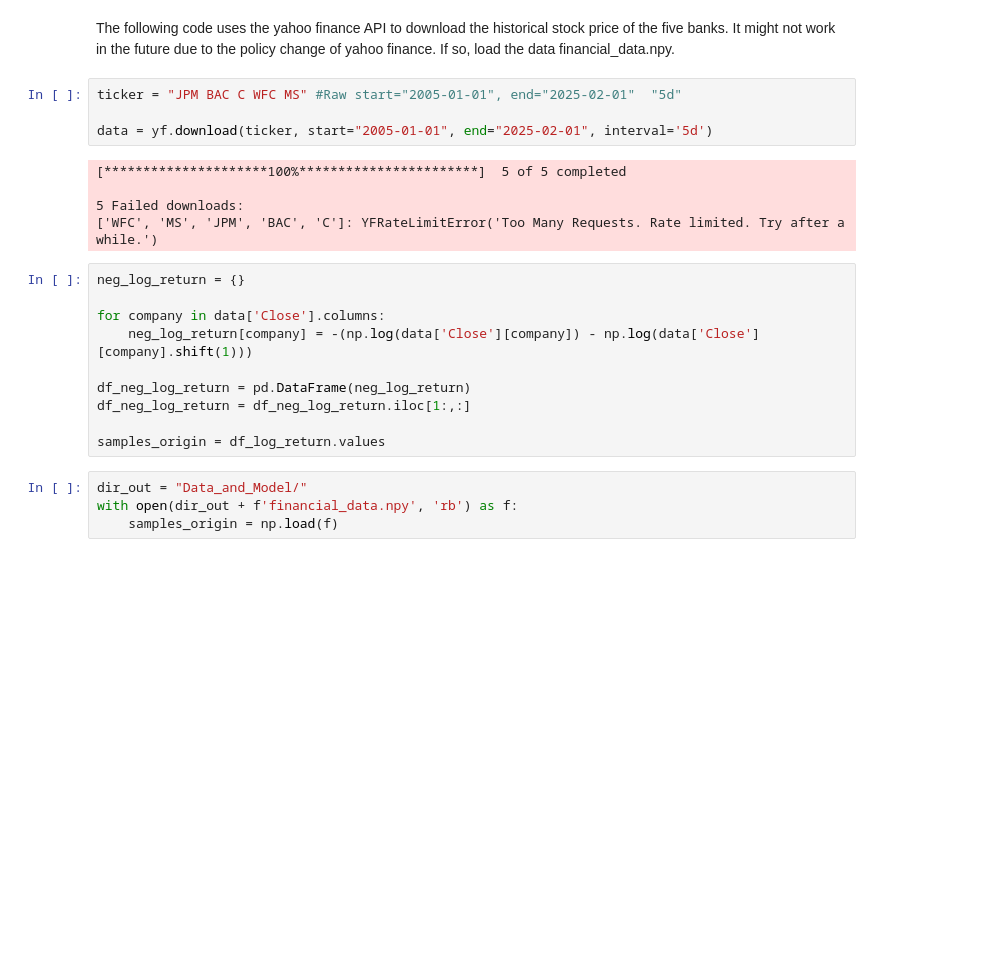
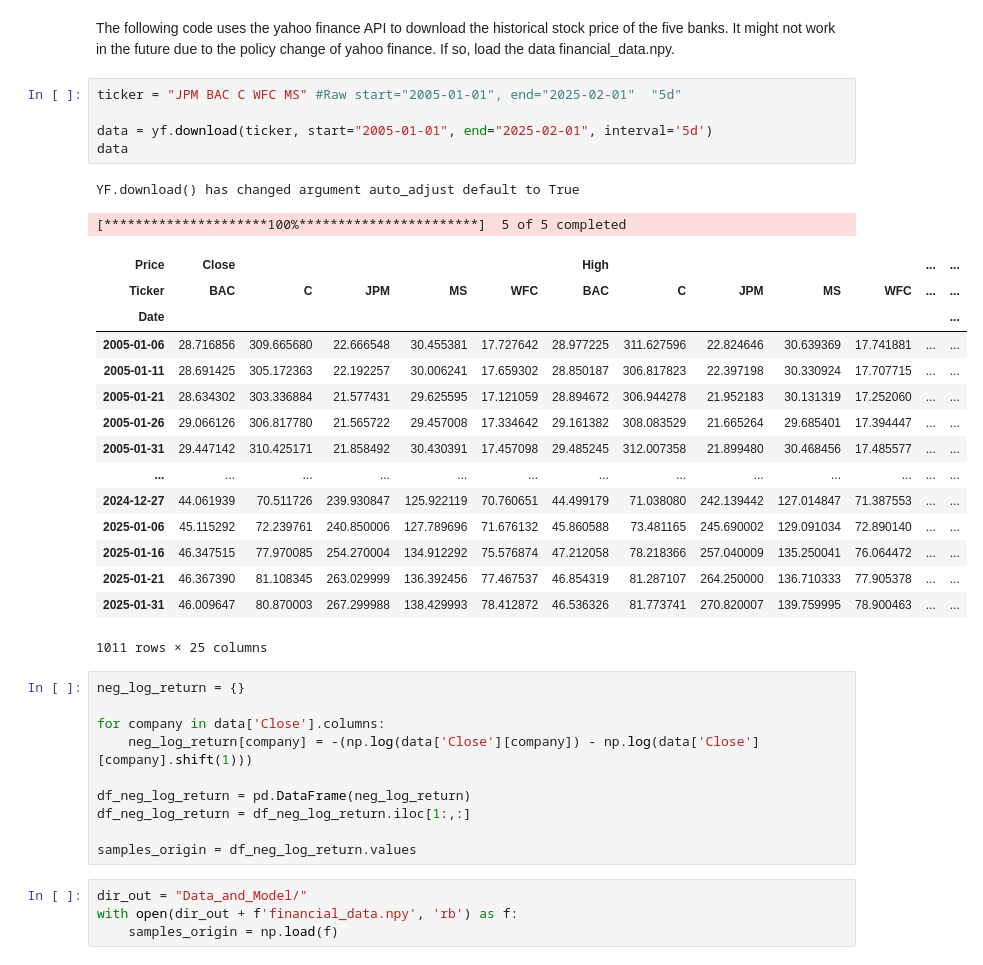
Before and after one commit to hcl516926907/GPDFlow, a Jupyter notebook: Application.ipynb, the cells around one changed output. Drawn from its saved outputs; the diff is of its cells as text; blank space fills up the shorter version.

Commit message:
Fix the data source issue

```diff
--- a/Application.ipynb
+++ b/Application.ipynb
@@ -24,12 +24,26 @@ The following code uses the yahoo finance API to download the historical stock p
 # %%
 ticker = "JPM BAC C WFC MS" #Raw start="2005-01-01", end="2025-02-01"  "5d"
 
 data = yf.download(ticker, start="2005-01-01", end="2025-02-01", interval='5d')
+data
 # %% [output]
-[*********************100%***********************]  5 of 5 completed
-
-5 Failed downloads:
-['WFC', 'MS', 'JPM', 'BAC', 'C']: YFRateLimitError('Too Many Requests. Rate limited. Try after a while.')
+YF.download() has changed argument auto_adjust default to True
+[*********************100%***********************]  5 of 5 completed
+| Price | Close |  |  |  |  | High |  |  |  |  | ... | ... |
+| Ticker | BAC | C | JPM | MS | WFC | BAC | C | JPM | MS | WFC | ... | ... |
+| Date |  |  |  |  |  |  |  |  |  |  |  | ... |
+| 2005-01-06 | 28.716856 | 309.665680 | 22.666548 | 30.455381 | 17.727642 | 28.977225 | 311.627596 | 22.824646 | 30.639369 | 17.741881 | ... | ... |
+| 2005-01-11 | 28.691425 | 305.172363 | 22.192257 | 30.006241 | 17.659302 | 28.850187 | 306.817823 | 22.397198 | 30.330924 | 17.707715 | ... | ... |
+| 2005-01-21 | 28.634302 | 303.336884 | 21.577431 | 29.625595 | 17.121059 | 28.894672 | 306.944278 | 21.952183 | 30.131319 | 17.252060 | ... | ... |
+| 2005-01-26 | 29.066126 | 306.817780 | 21.565722 | 29.457008 | 17.334642 | 29.161382 | 308.083529 | 21.665264 | 29.685401 | 17.394447 | ... | ... |
+| 2005-01-31 | 29.447142 | 310.425171 | 21.858492 | 30.430391 | 17.457098 | 29.485245 | 312.007358 | 21.899480 | 30.468456 | 17.485577 | ... | ... |
+| ... | ... | ... | ... | ... | ... | ... | ... | ... | ... | ... | ... | ... |
+| 2024-12-27 | 44.061939 | 70.511726 | 239.930847 | 125.922119 | 70.760651 | 44.499179 | 71.038080 | 242.139442 | 127.014847 | 71.387553 | ... | ... |
+| 2025-01-06 | 45.115292 | 72.239761 | 240.850006 | 127.789696 | 71.676132 | 45.860588 | 73.481165 | 245.690002 | 129.091034 | 72.890140 | ... | ... |
+| 2025-01-16 | 46.347515 | 77.970085 | 254.270004 | 134.912292 | 75.576874 | 47.212058 | 78.218366 | 257.040009 | 135.250041 | 76.064472 | ... | ... |
+| 2025-01-21 | 46.367390 | 81.108345 | 263.029999 | 136.392456 | 77.467537 | 46.854319 | 81.287107 | 264.250000 | 136.710333 | 77.905378 | ... | ... |
+| 2025-01-31 | 46.009647 | 80.870003 | 267.299988 | 138.429993 | 78.412872 | 46.536326 | 81.773741 | 270.820007 | 139.759995 | 78.900463 | ... | ... |
+1011 rows × 25 columns
 # %%
 neg_log_return = {}
 
@@ -39,7 +53,7 @@ for company in data['Close'].columns:
 df_neg_log_return = pd.DataFrame(neg_log_return)
 df_neg_log_return = df_neg_log_return.iloc[1:,:]
 
-samples_origin = df_log_return.values
+samples_origin = df_neg_log_return.values
 # %%
 dir_out = "Data_and_Model/"
 with open(dir_out + f'financial_data.npy', 'rb') as f:
```
